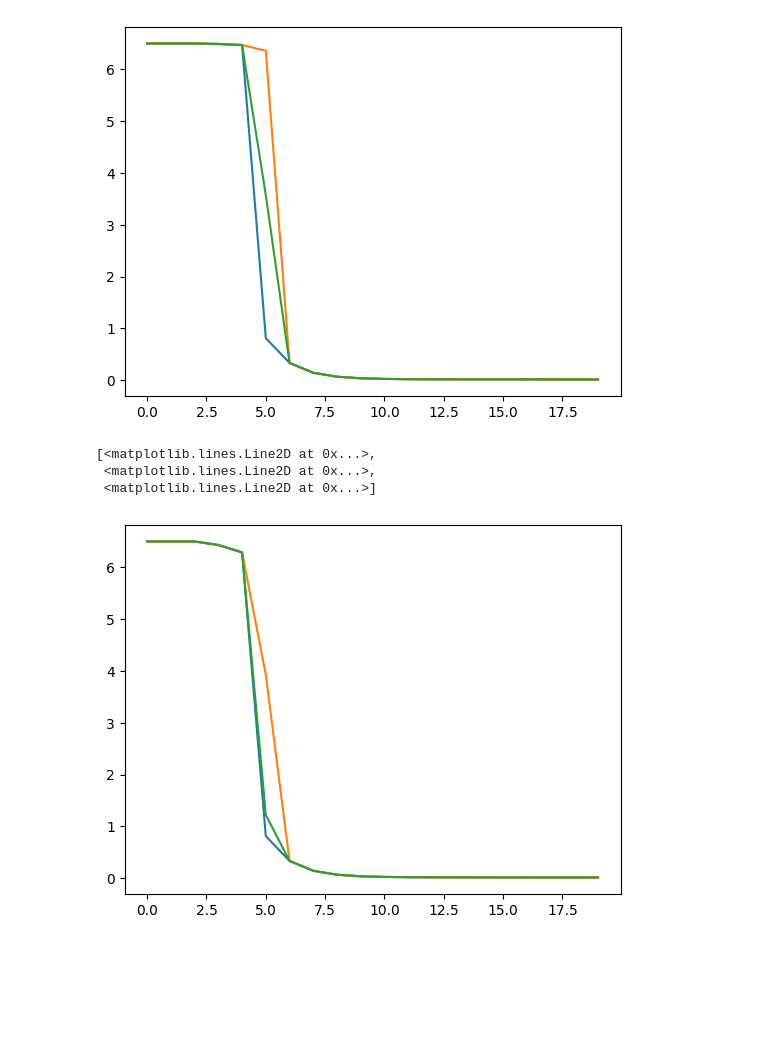
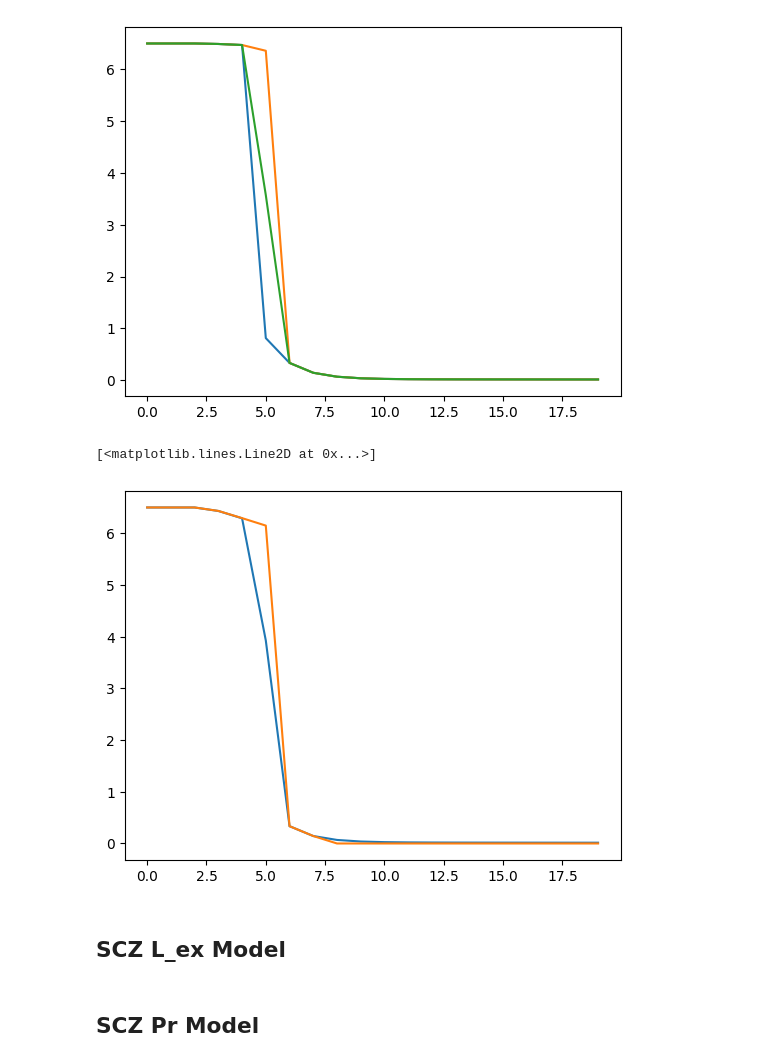
Before and after one commit to renatoparedes/SCZ_PPS_Expansion_Model, a Jupyter notebook: Training_Exploration.ipynb, the cells around one changed output. Drawn from its saved outputs; the diff is of its cells as text; code cells hidden in the pictures; blank space fills up the shorter version.

```diff
--- a/Training_Exploration.ipynb
+++ b/Training_Exploration.ipynb
@@ -282,9 +298,10 @@ plt.plot(HCWa_tr[:, :, -1, -1])
  <matplotlib.lines.Line2D at 0x...>]
 [figure]
 # %%
-plt.plot(HCWa_tr[:, :, 0, -1])
+plt.plot(HCWa_tr[:, 1, 0, -1])
+plt.plot(SCZWa_tr[:, 1, 0, -1])
 # %% [output]
-[<matplotlib.lines.Line2D at 0x...>,
- <matplotlib.lines.Line2D at 0x...>,
- <matplotlib.lines.Line2D at 0x...>]
+[<matplotlib.lines.Line2D at 0x...>]
-[figure, old version]
+[figure, new version]
+# %% [markdown]
+## SCZ L_ex Model
@@ -290,0 +400,2 @@ plt.plot(HCWa_tr[:, :, 0, -1])
+# %% [markdown]
+## SCZ Pr Model
```
Also changed, not shown: parts of 19 cells of this notebook, 2 other files.
